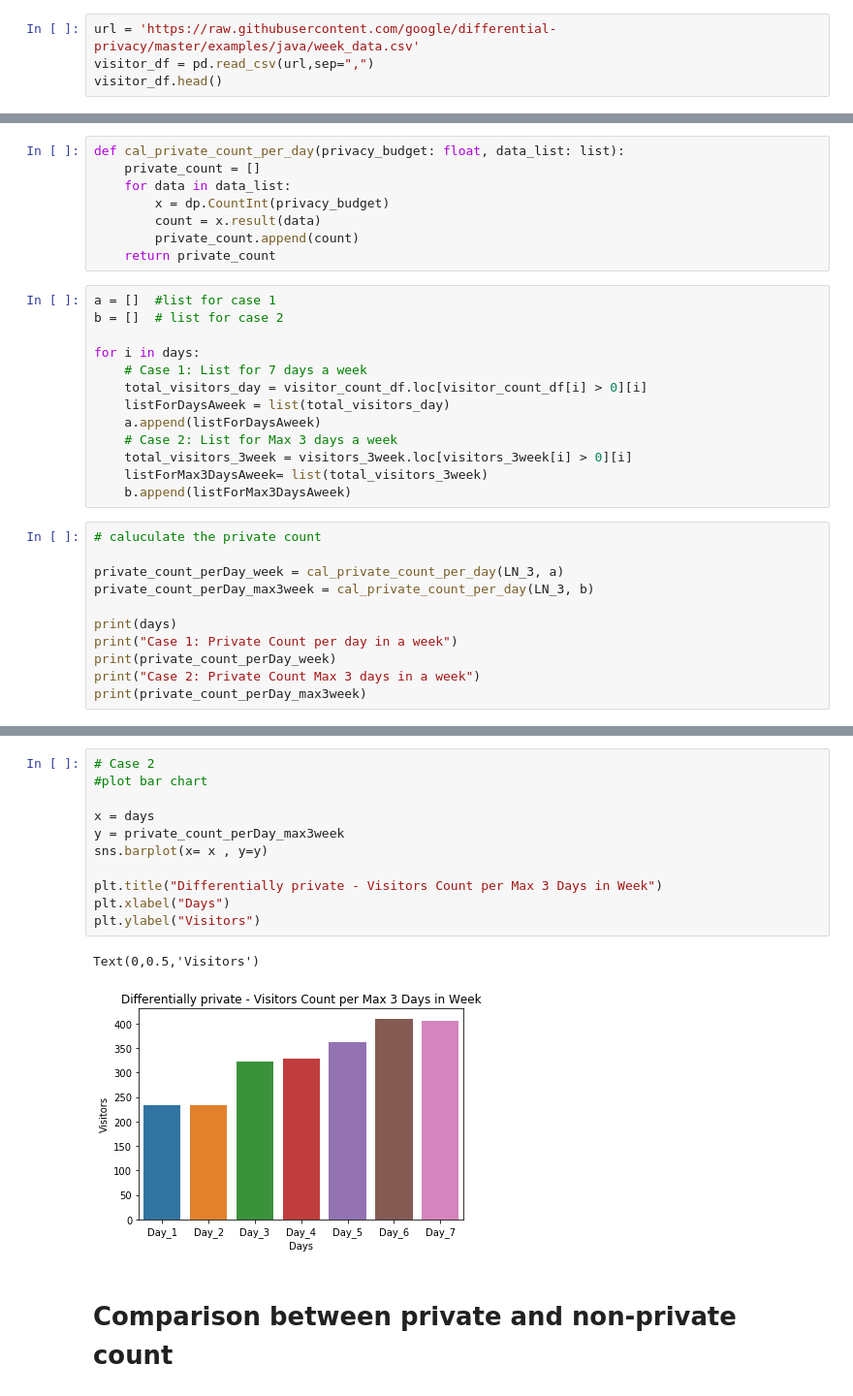
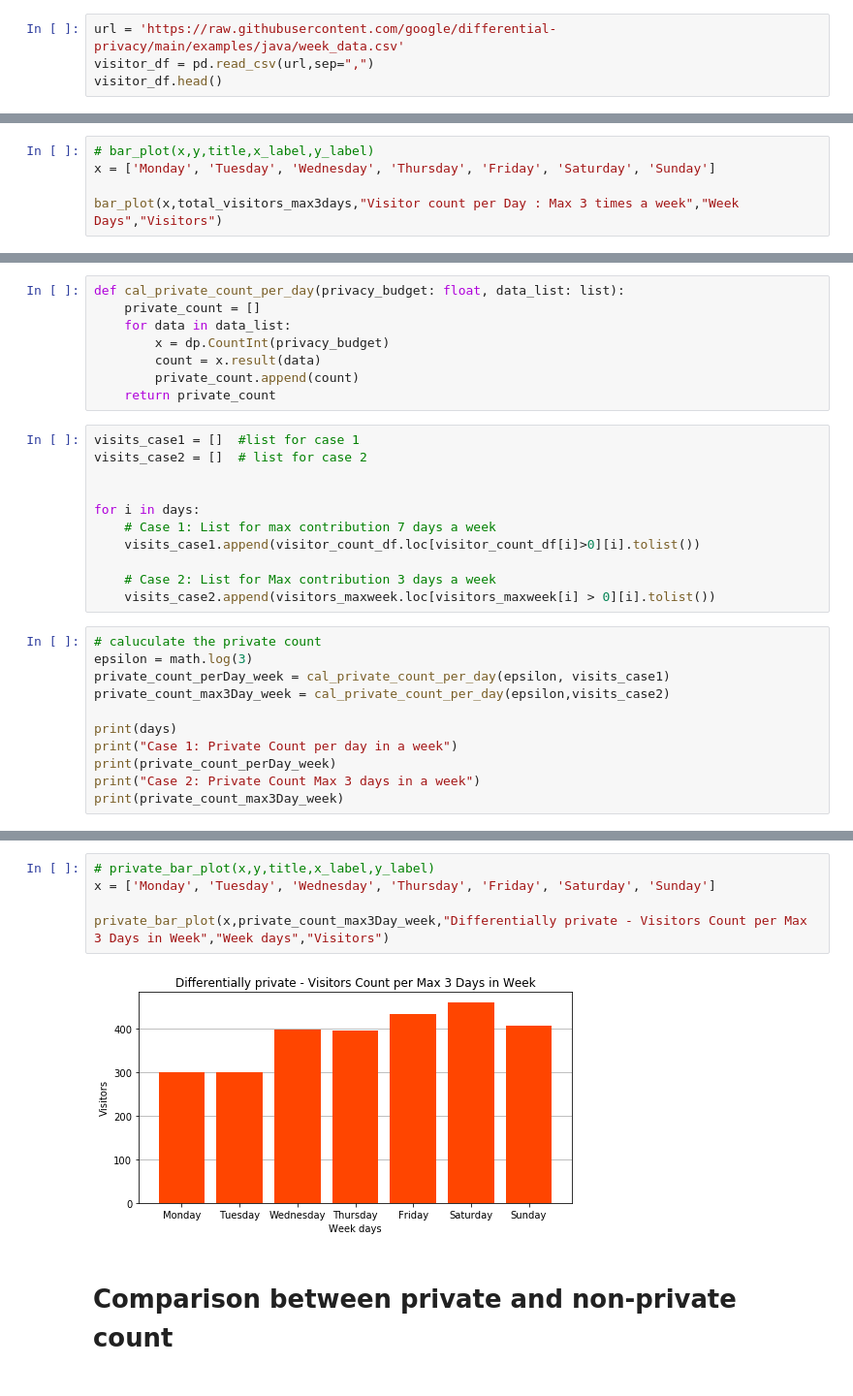
Before and after one commit to shaistha24/demo, a Jupyter notebook: PYDP_demo/restaurant_demo.ipynb, the cells around one changed output, grey strips where cells are left out. Shown at 97% size. Drawn from its saved outputs; the diff is of its cells as text.

```diff
--- a/PYDP_demo/restaurant_demo.ipynb
+++ b/PYDP_demo/restaurant_demo.ipynb
@@ -237,7 +309,7 @@ Visit data for a week is stored in the **week_data.csv** file.
 # %% [markdown]
 Speaking in terms of partitions and contributions, the resulting bar chart has 7 partitions: one for each day of the week. A visitor may enter the restaurant once a day and hence contribute to a partition at most once. A visitor may enter the restaurant several times a week and hence contribute to up to 7 partitions.
 # %%
-url = 'https://raw.githubusercontent.com/google/differential-privacy/master/examples/java/week_data.csv'
+url = 'https://raw.githubusercontent.com/google/differential-privacy/main/examples/java/week_data.csv'
 visitor_df = pd.read_csv(url,sep=",")
 visitor_df.head()
 # %% [output]
@@ -464,0 +577,5 @@ sns.barplot(x = days, y = total_visitors_3weeks)
+# %%
+# bar_plot(x,y,title,x_label,y_label)
+x = ['Monday', 'Tuesday', 'Wednesday', 'Thursday', 'Friday', 'Saturday', 'Sunday']
+
+bar_plot(x,total_visitors_max3days,"Visitor count per Day : Max 3 times a week","Week Days","Visitors")
@@ -473,29 +592,27 @@ def cal_private_count_per_day(privacy_budget: float, data_list: list):
         private_count.append(count)
     return private_count
 # %%
-a = []  #list for case 1
-b = []  # list for case 2
+visits_case1 = []  #list for case 1
+visits_case2 = []  # list for case 2
+
 
 for i in days:
-    # Case 1: List for 7 days a week
-    total_visitors_day = visitor_count_df.loc[visitor_count_df[i] > 0][i]
-    listForDaysAweek = list(total_visitors_day)
-    a.append(listForDaysAweek)
-    # Case 2: List for Max 3 days a week
-    total_visitors_3week = visitors_3week.loc[visitors_3week[i] > 0][i]
-    listForMax3DaysAweek= list(total_visitors_3week)
-    b.append(listForMax3DaysAweek)
+    # Case 1: List for max contribution 7 days a week
+    visits_case1.append(visitor_count_df.loc[visitor_count_df[i]>0][i].tolist())
+
+    # Case 2: List for Max contribution 3 days a week
+    visits_case2.append(visitors_maxweek.loc[visitors_maxweek[i] > 0][i].tolist())
 # %%
 # caluculate the private count
-
-private_count_perDay_week = cal_private_count_per_day(LN_3, a)
-private_count_perDay_max3week = cal_private_count_per_day(LN_3, b)
+epsilon = math.log(3)
+private_count_perDay_week = cal_private_count_per_day(epsilon, visits_case1)
+private_count_max3Day_week = cal_private_count_per_day(epsilon,visits_case2)
 
 print(days)
 print("Case 1: Private Count per day in a week")
 print(private_count_perDay_week)
 print("Case 2: Private Count Max 3 days in a week")
-print(private_count_perDay_max3week)
+print(private_count_max3Day_week)
 # %% [output]
 ['Day_1', 'Day_2', 'Day_3', 'Day_4', 'Day_5', 'Day_6', 'Day_7']
 Case 1: Private Count per day in a week
@@ -523,16 +629,9 @@ len(private_count_perDay_max3week)
 # %%
-# Case 2
-#plot bar chart
+# private_bar_plot(x,y,title,x_label,y_label)
+x = ['Monday', 'Tuesday', 'Wednesday', 'Thursday', 'Friday', 'Saturday', 'Sunday']
 
-x = days
-y = private_count_perDay_max3week
-sns.barplot(x= x , y=y)
-
-plt.title("Differentially private - Visitors Count per Max 3 Days in Week")
-plt.xlabel("Days")
-plt.ylabel("Visitors")
+private_bar_plot(x,private_count_max3Day_week,"Differentially private - Visitors Count per Max 3 Days in Week","Week days","Visitors")
 # %% [output]
-Text(0,0.5,'Visitors')
-[figure, old version]
+[figure, new version]
 # %% [markdown]
 # Comparison between private and non-private count
```
Also changed, not shown: parts of 81 cells of this notebook.
